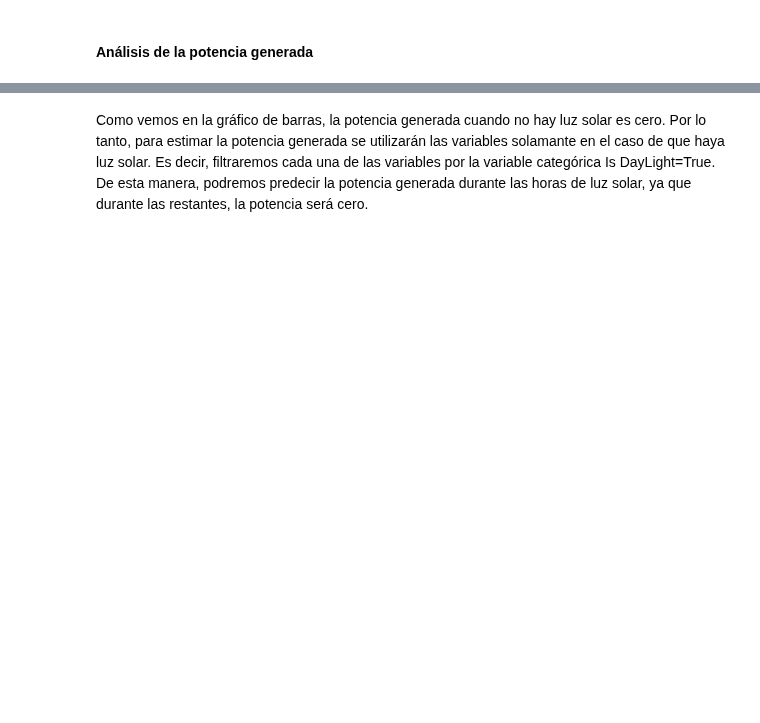
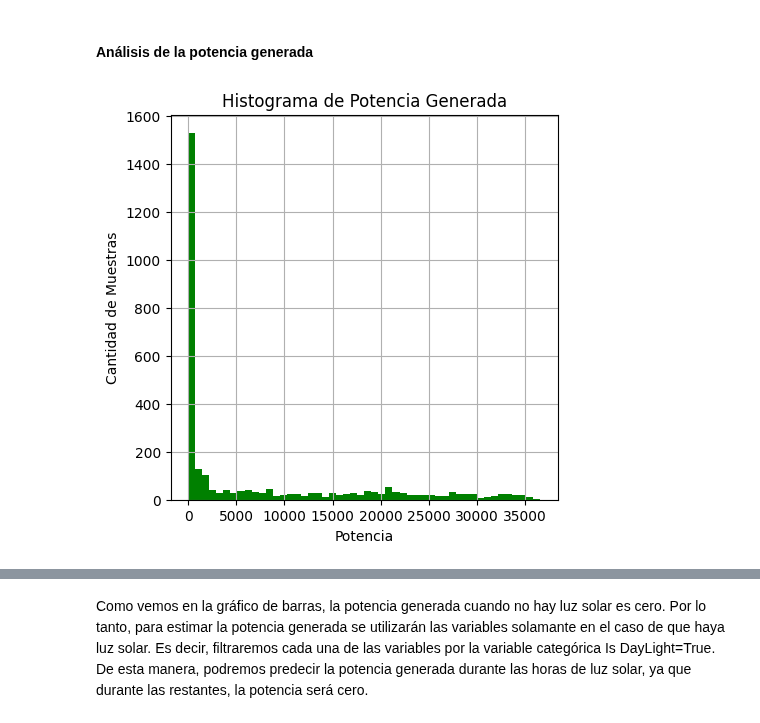
Before and after one commit to FernandoEzequiel/Coder, a Jupyter notebook: notebook/Entregas Coder/Visualizaciones_GarciaGonzalez.ipynb, the cells around one changed output, grey strips where cells are left out. Saved outputs shown, nothing was run; the diff lists cells and outputs as text; code cells hidden in the pictures; blank space fills up the shorter version.

```diff
--- a/notebook/Entregas Coder/Visualizaciones_GarciaGonzalez.ipynb
+++ b/notebook/Entregas Coder/Visualizaciones_GarciaGonzalez.ipynb
@@ -107,3 +107,13 @@ df_DataSet2.iloc[:,6:16].describe().T
 | power_gen | 2920.0 | 6979.846233 | 10312.336413 | 0.000000 | 0.000000 | 404.000000 | 12723.500000 | 36580.000000 |
 # %% [markdown]
 #### Análisis de la potencia generada
+# %%
+# estudiamos la distribución de la potencia generada (histograma)
+df_DataSet2.loc[:,'power_gen'].hist(bins=50,figsize=(5,5), facecolor='g')
+plt.xlabel('Potencia')
+plt.ylabel('Cantidad de Muestras')
+plt.title('Histograma de Potencia Generada')
+plt.grid(True)
+plt.show()
+# %% [output]
+[figure, added]
```
Also changed, not shown: parts of 3 cells of this notebook, 1 other file.
